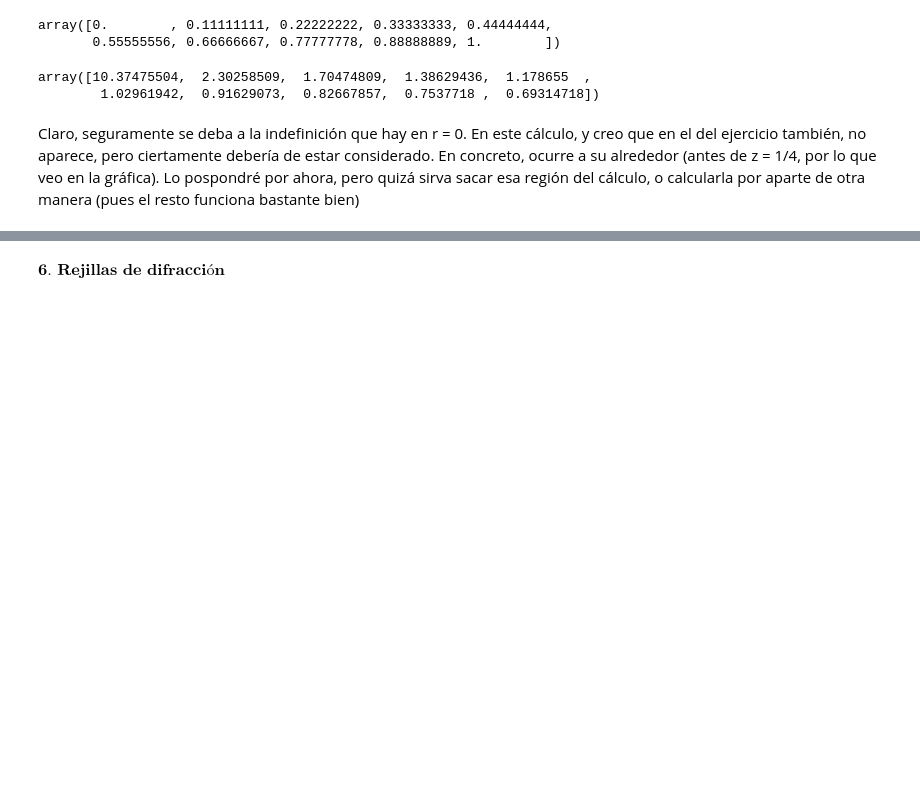
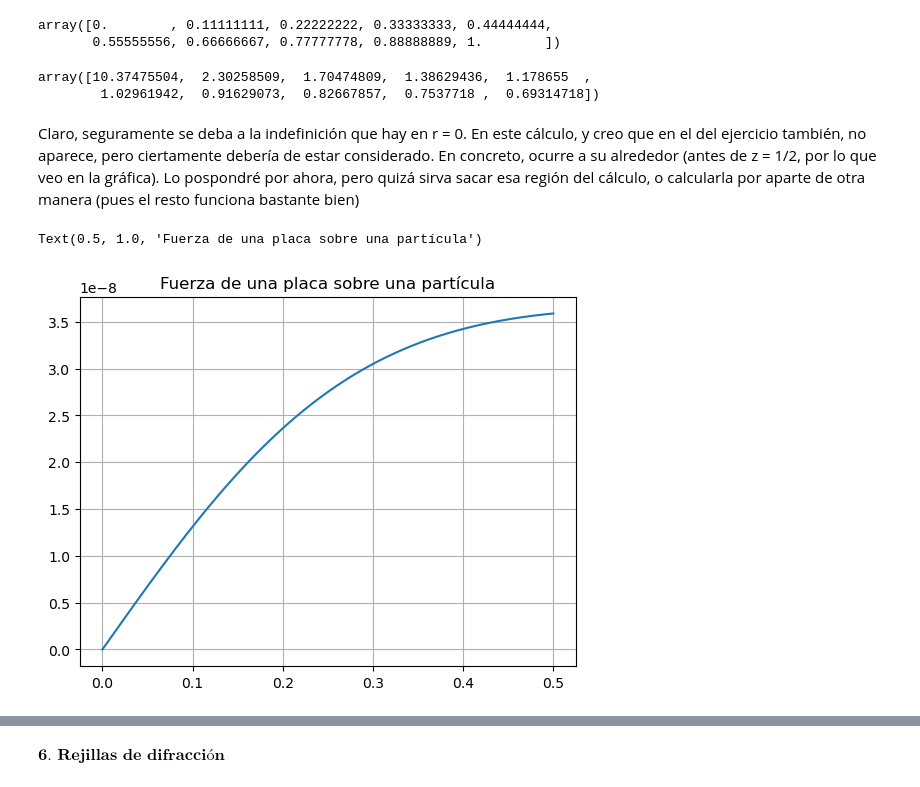
Before and after one commit to ds03wwwww/ayuda, a Jupyter notebook: Prácticas/TareaPráctica4.ipynb, the cells around one changed output, grey strips where cells are left out. Saved outputs shown, nothing was run; the diff lists cells and outputs as text; code cells hidden in the pictures; blank space fills up the shorter version.

```diff
--- a/Prácticas/TareaPráctica4.ipynb
+++ b/Prácticas/TareaPráctica4.ipynb
@@ -427,5 +420,22 @@ gauss2(f,0,1,100)
 array([10.37475504,  2.30258509,  1.70474809,  1.38629436,  1.178655  ,
         1.02961942,  0.91629073,  0.82667857,  0.7537718 ,  0.69314718])
 # %% [markdown]
-Claro, seguramente se deba a la indefinición que hay en r = 0. En este cálculo, y creo que en el del ejercicio también, no aparece, pero ciertamente debería de estar considerado. En concreto, ocurre a su alrededor (antes de z = 1/4, por lo que veo en la gráfica).
+Claro, seguramente se deba a la indefinición que hay en r = 0. En este cálculo, y creo que en el del ejercicio también, no aparece, pero ciertamente debería de estar considerado. En concreto, ocurre a su alrededor (antes de z = 1/2, por lo que veo en la gráfica).
 Lo pospondré por ahora, pero quizá sirva sacar esa región del cálculo, o calcularla por aparte de otra manera (pues el resto funciona bastante bien)
+# %%
+import numpy as np
+z=np.linspace(0,1/2,1000) #defino los valores de z
+G=6.674*(10**(-11))
+sig = 10000/(10*10) #densidad de masa superficial
+L = 10
+def f(x,y):
+    return (x**2+y**2+z**2)**(-3/2)
+F12 = G*sig*z*gauss2(f,-L/2,L/2,20)
+# %%
+import matplotlib.pyplot as plt
+plt.plot(z,F12)
+plt.grid()
+plt.title('Fuerza de una placa sobre una partícula')
+# %% [output]
+Text(0.5, 1.0, 'Fuerza de una placa sobre una partícula')
+[figure, added]
```
Also changed, not shown: parts of 11 cells of this notebook, 1 other file.
